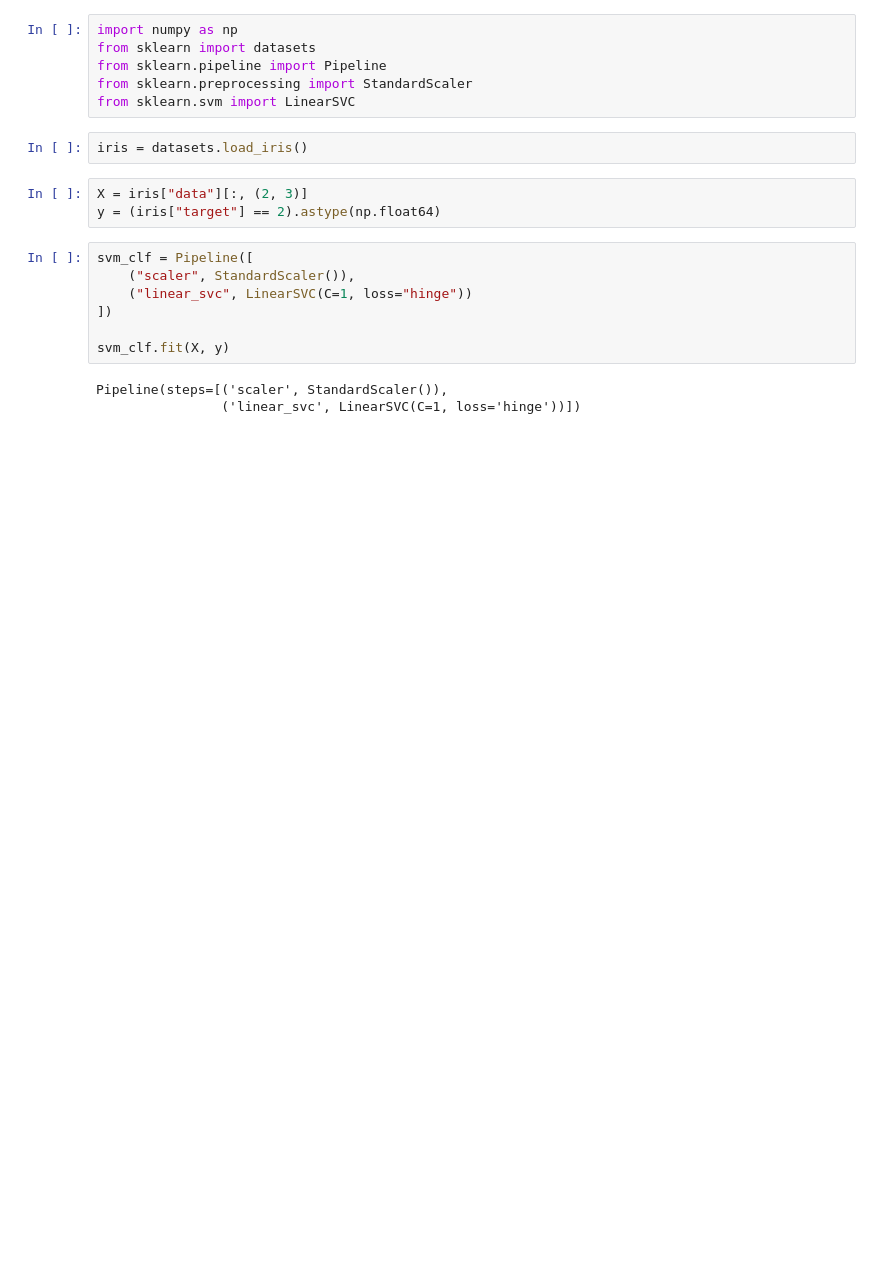
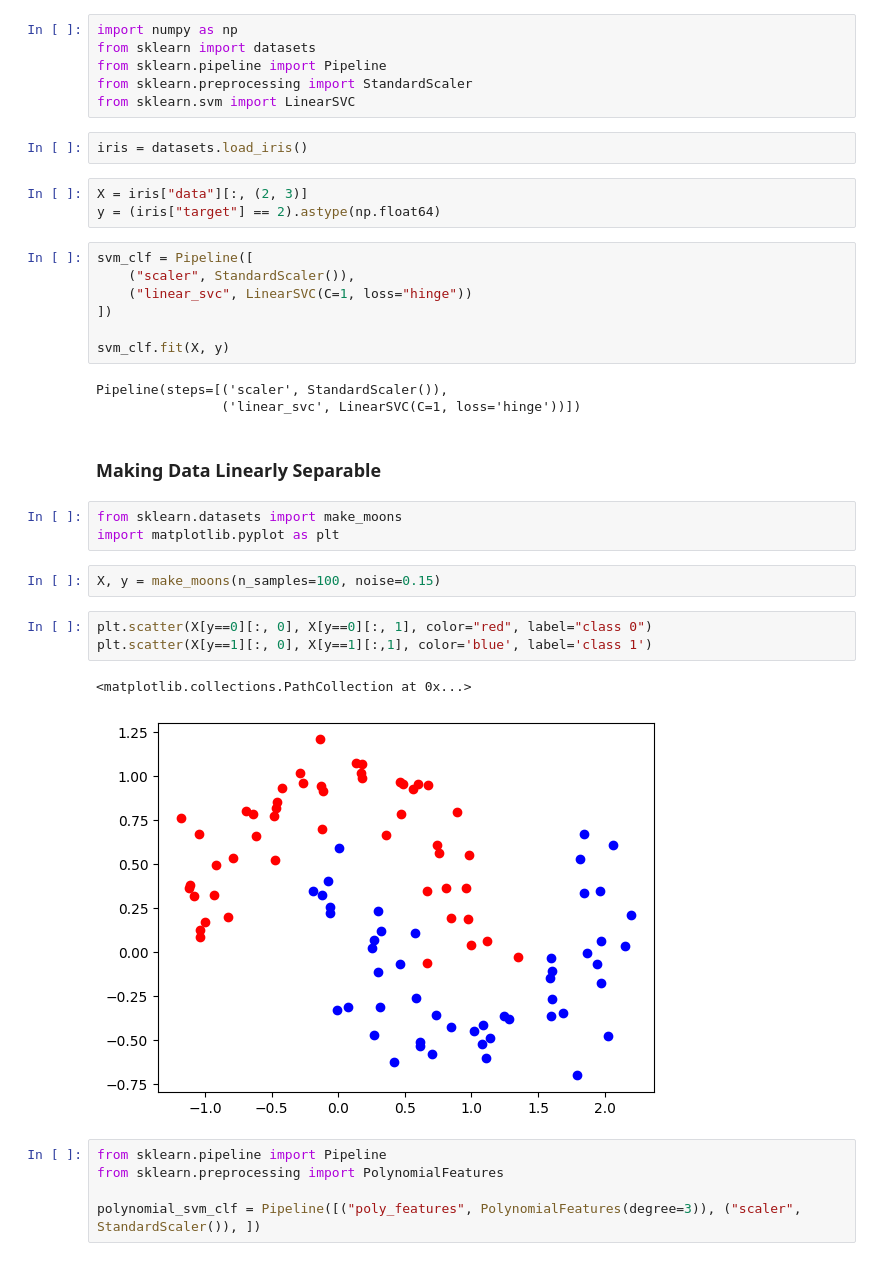
Before and after one commit to rezabrizi/ml_learning, a Jupyter notebook: ch5_exercise.ipynb, the cells around one changed output. Drawn from its saved outputs; the diff is of its cells as text; blank space fills up the shorter version.

```diff
--- a/ch5_exercise.ipynb
+++ b/ch5_exercise.ipynb
@@ -19,3 +19,21 @@ svm_clf.fit(X, y)
 # %% [output]
 Pipeline(steps=[('scaler', StandardScaler()),
                 ('linear_svc', LinearSVC(C=1, loss='hinge'))])
+# %% [markdown]
+### Making Data Linearly Separable
+# %%
+from sklearn.datasets import make_moons
+import matplotlib.pyplot as plt
+# %%
+X, y = make_moons(n_samples=100, noise=0.15)
+# %%
+plt.scatter(X[y==0][:, 0], X[y==0][:, 1], color="red", label="class 0")
+plt.scatter(X[y==1][:, 0], X[y==1][:,1], color='blue', label='class 1')
+# %% [output]
+<matplotlib.collections.PathCollection at 0x...>
+[figure, added]
+# %%
+from sklearn.pipeline import Pipeline
+from sklearn.preprocessing import PolynomialFeatures
+
+polynomial_svm_clf = Pipeline([("poly_features", PolynomialFeatures(degree=3)), ("scaler", StandardScaler()), ])
```
